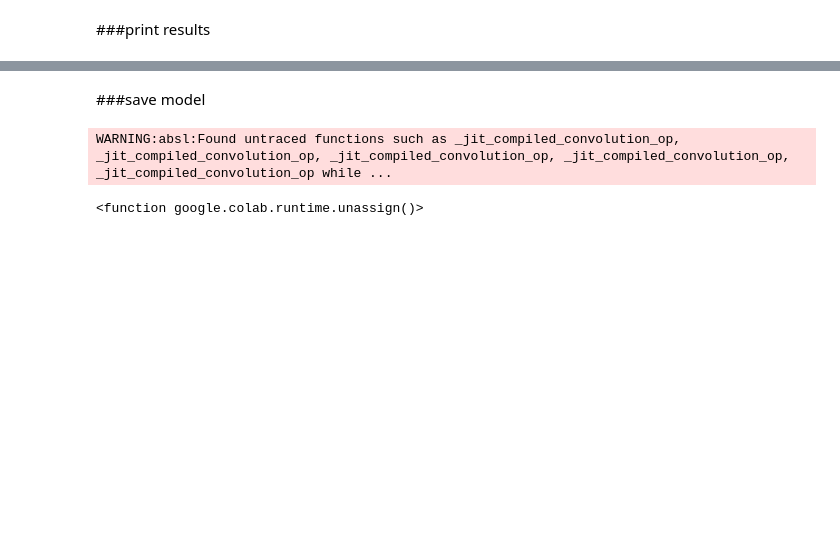
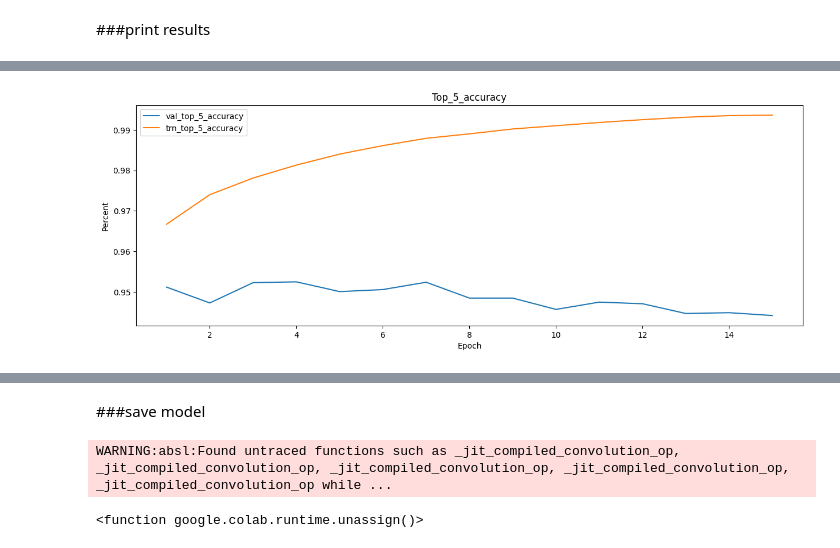
Before and after one commit to TheSmileXiao/TFG, a Jupyter notebook: ResNet152V2.ipynb, the cells around one changed output, grey strips where cells are left out. Cells and saved outputs as stored; diff of their text form; code cells hidden in the pictures; blank space fills up the shorter version.

```diff
--- a/ResNet152V2.ipynb
+++ b/ResNet152V2.ipynb
@@ -480,3 +512,17 @@ plt.show()
+# %%
+top_5_accuracy = [0.9667, 0.9740, 0.9781, 0.9813, 0.9840, 0.9861, 0.9879, 0.9890, 0.9902, 0.9910, 0.9918, 0.9925, 0.9931, 0.9935, 0.9936]
+val_top_5_accuracy = [0.9512, 0.9473, 0.9523, 0.9525, 0.9501, 0.9506, 0.9524, 0.9485, 0.9485, 0.9457, 0.9475, 0.9471, 0.9447, 0.9449, 0.9442]
+
+
+# Crear gráfico de pérdida
+plt.figure(figsize=(15,5))
+epochs = range(1, len(loss) + 1)
+plt.plot(epochs, val_top_5_accuracy, label='val_top_5_accuracy')
+plt.plot(epochs, top_5_accuracy, label='trn_top_5_accuracy')
+plt.title('Top_5_accuracy'); plt.xlabel('Epoch'); plt.ylabel('Percent');plt.legend();
+plt.show()
+# %% [output]
+[figure, added]
 # %%
 # Construyamos horarios de entrenamiento
 plt.figure(figsize=(15,5))
```
Also changed, not shown: parts of 21 cells of this notebook, 7 other files.
